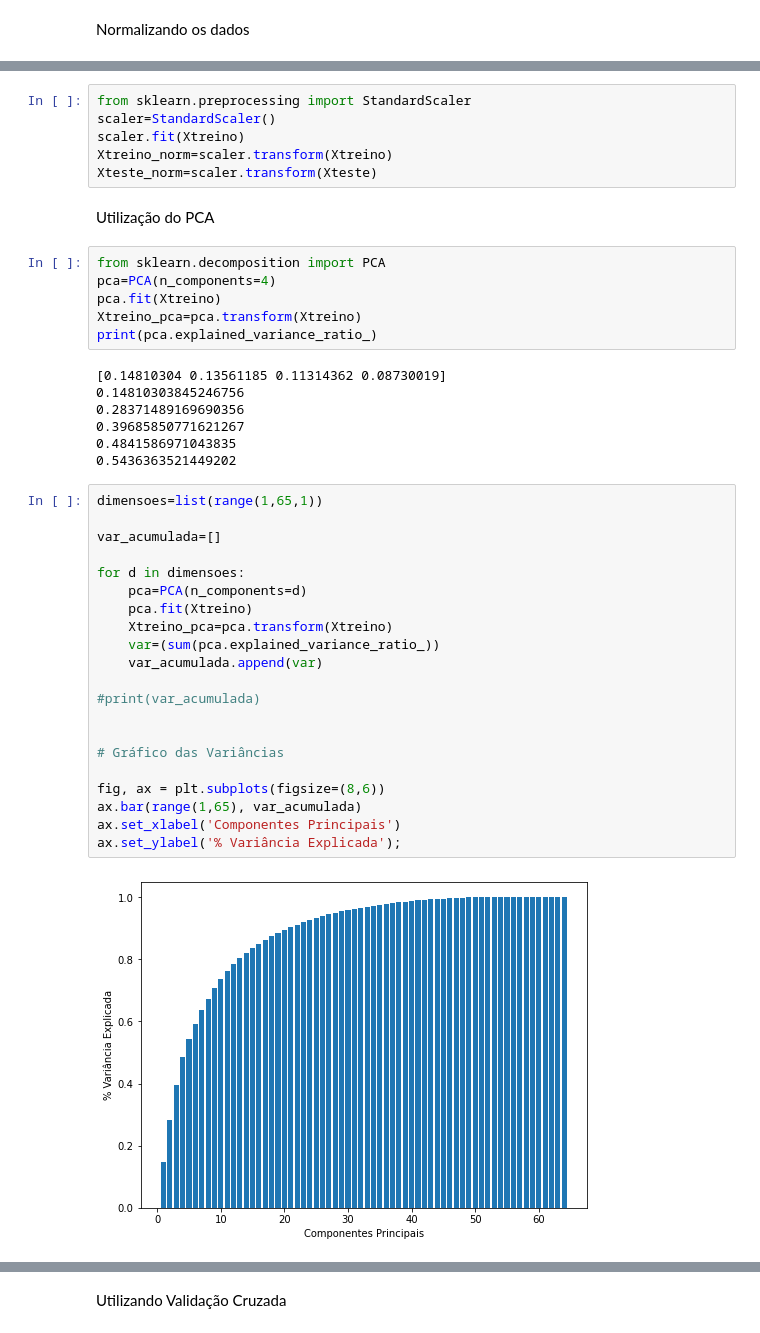
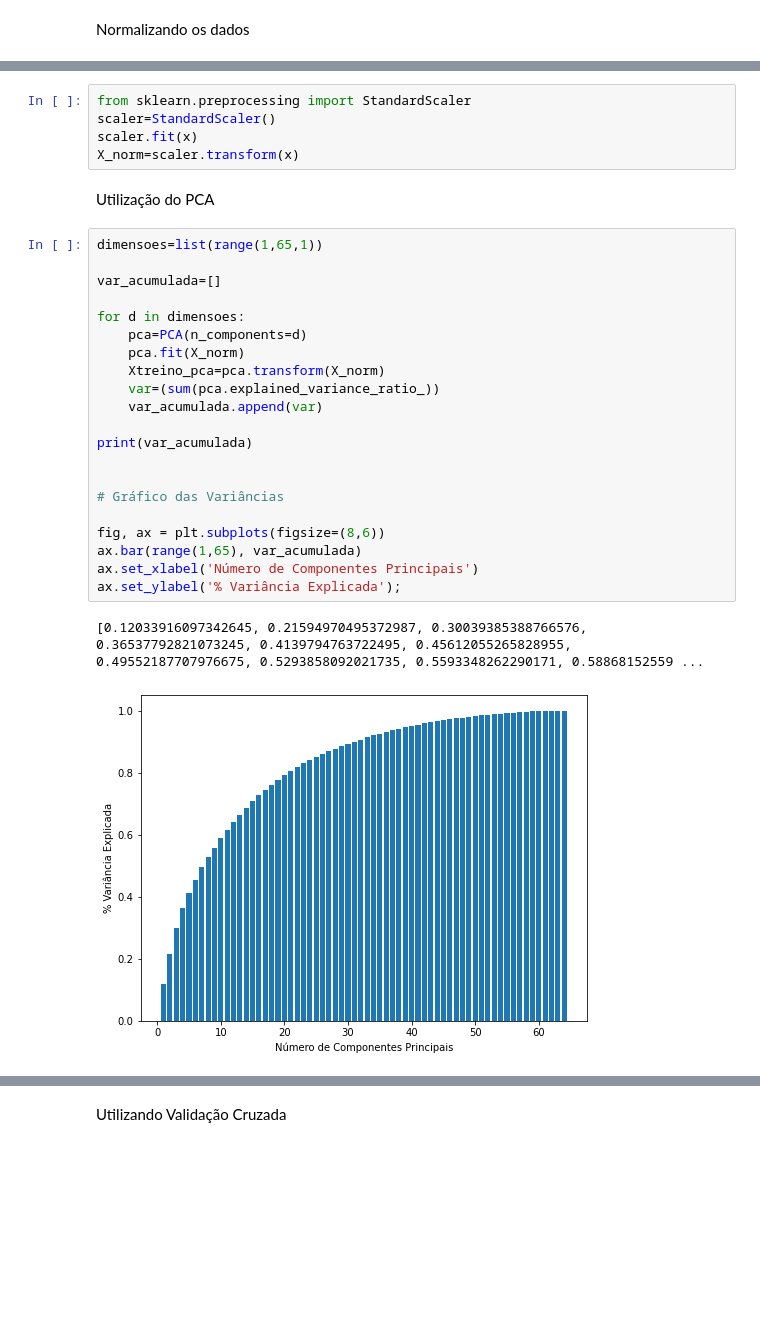
Before and after one commit to luizabamorim/Algoritmos-de-Machine-Learning, a Jupyter notebook: KNN/KNN_Dígitos.ipynb, the cells around one changed output, grey strips where cells are left out. Saved outputs shown, nothing was run; the diff lists cells and outputs as text; blank space fills up the shorter version.

```diff
--- a/KNN/KNN_Dígitos.ipynb
+++ b/KNN/KNN_Dígitos.ipynb
@@ -123,44 +80,31 @@ StandardScaler ajuda a padronizar os recursos do conjunto de dados.
 # %%
 from sklearn.preprocessing import StandardScaler
 scaler=StandardScaler()
-scaler.fit(Xtreino)
-Xtreino_norm=scaler.transform(Xtreino)
-Xteste_norm=scaler.transform(Xteste)
+scaler.fit(x)
+X_norm=scaler.transform(x)
-# %% [markdown]
-Utilização do PCA
-# %%
-from sklearn.decomposition import PCA
-pca=PCA(n_components=4)
-pca.fit(Xtreino)
-Xtreino_pca=pca.transform(Xtreino)
-print(pca.explained_variance_ratio_)
-# %% [output]
-[0.14810304 0.13561185 0.11314362 0.08730019]
-0.14810303845246756
-0.28371489169690356
-0.39685850771621267
-0.4841586971043835
-0.5436363521449202
-# %%
-dimensoes=list(range(1,65,1))
-
-var_acumulada=[]
-
-for d in dimensoes:
-    pca=PCA(n_components=d)
-    pca.fit(Xtreino)
-    Xtreino_pca=pca.transform(Xtreino)
-    var=(sum(pca.explained_variance_ratio_))
-    var_acumulada.append(var)
-
-#print(var_acumulada)
-
-
-# Gráfico das Variâncias
-
-fig, ax = plt.subplots(figsize=(8,6))
-ax.bar(range(1,65), var_acumulada)
-ax.set_xlabel('Componentes Principais')
-ax.set_ylabel('% Variância Explicada');
-# %% [output]
-[figure, removed]
+# %% [markdown]
+Utilização do PCA
+# %%
+dimensoes=list(range(1,65,1))
+
+var_acumulada=[]
+
+for d in dimensoes:
+    pca=PCA(n_components=d)
+    pca.fit(X_norm)
+    Xtreino_pca=pca.transform(X_norm)
+    var=(sum(pca.explained_variance_ratio_))
+    var_acumulada.append(var)
+
+print(var_acumulada)
+
+
+# Gráfico das Variâncias
+
+fig, ax = plt.subplots(figsize=(8,6))
+ax.bar(range(1,65), var_acumulada)
+ax.set_xlabel('Número de Componentes Principais')
+ax.set_ylabel('% Variância Explicada');
+# %% [output]
+[0.12033916097342645, 0.21594970495372987, 0.30039385388766576, 0.36537792821073245, 0.4139794763722495, 0.45612055265828955, 0.49552187707976675, 0.5293858092021735, 0.5593348262290171, 0.58868152559 ...
+[figure, added]
```
Also changed, not shown: parts of 30 cells of this notebook.
